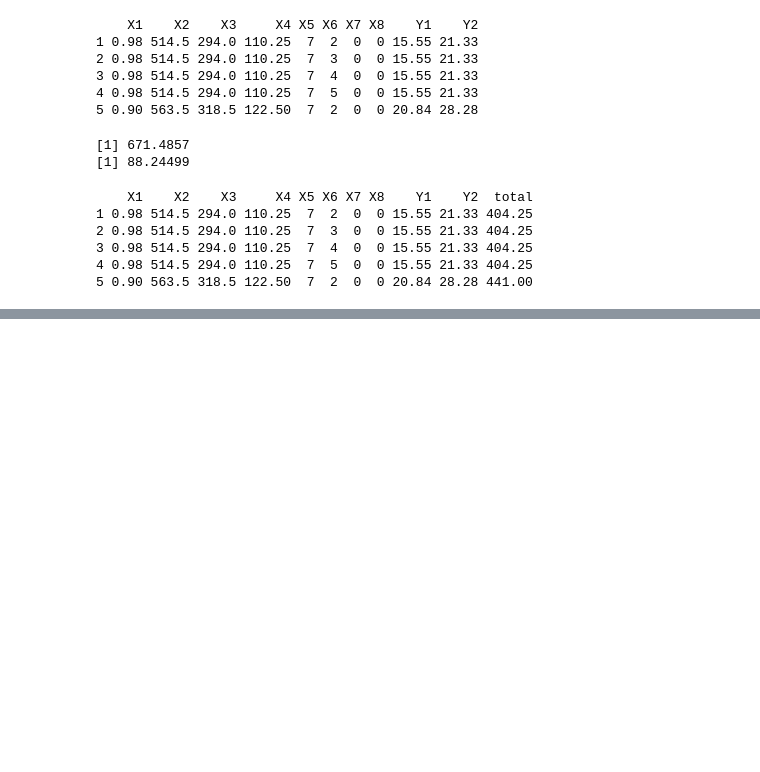
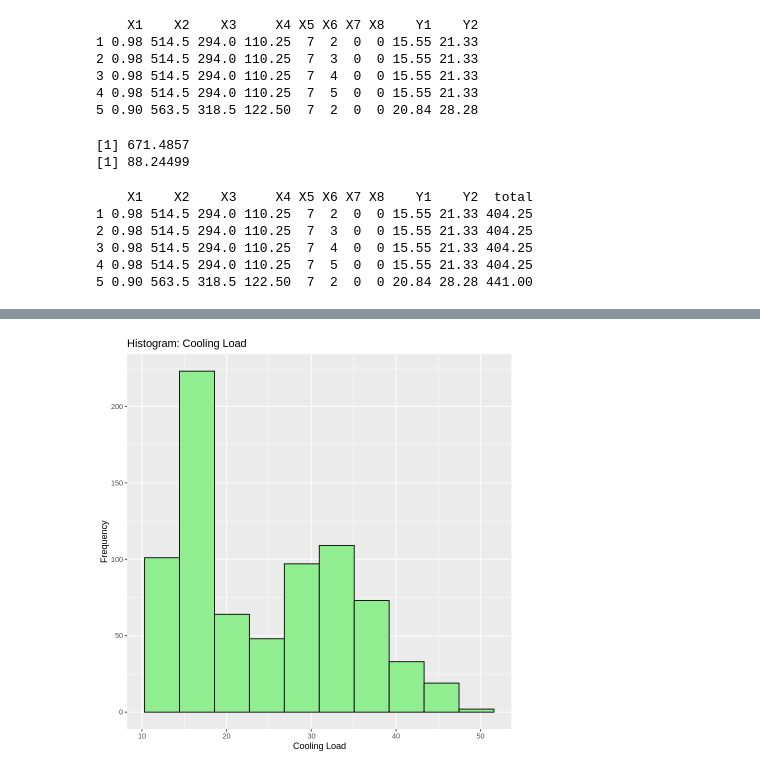
Before and after one commit to venugi-perera/database_cw, a Jupyter notebook: DB_CW_Q1.ipynb, the cells around one changed output, grey strips where cells are left out. Cells and saved outputs as stored; diff of their text form; code cells hidden in the pictures; blank space fills up the shorter version.

```diff
--- a/DB_CW_Q1.ipynb
+++ b/DB_CW_Q1.ipynb
@@ -332,0 +483,9 @@ print(head(data, n = 5))
+# %%
+# Histogram of "Cooling Load"
+histogram_cooling <- ggplot(data, aes(x = Y2)) +
+  geom_histogram(bins = 10, fill = "lightgreen", color = "black") +
+  labs(title = "Histogram: Cooling Load", x = "Cooling Load", y = "Frequency")
+
+histogram_cooling
+# %% [output]
+[figure, added]
```
Also changed, not shown: parts of 14 cells of this notebook.
